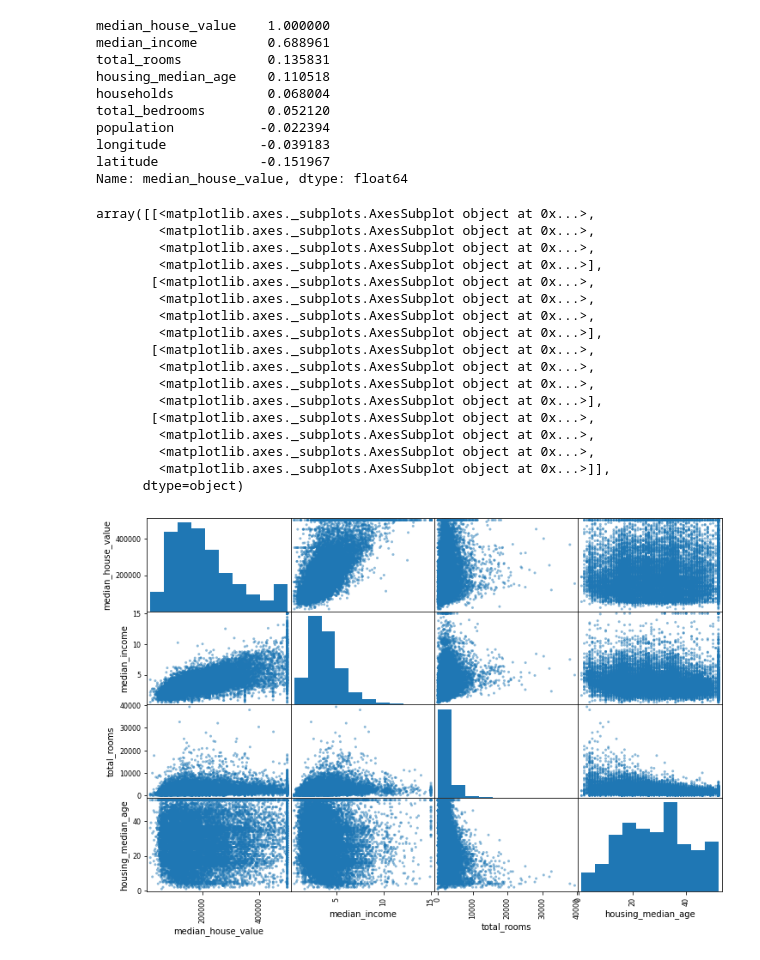
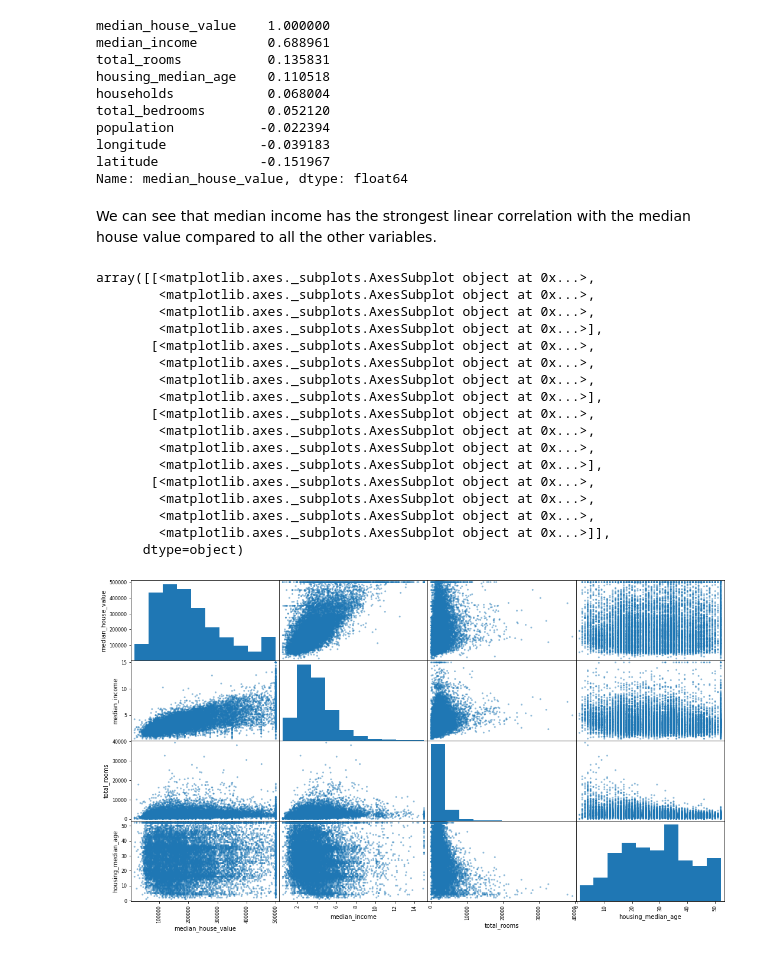
Before and after one commit to terrencekwon/data-science-portfolio, a Jupyter notebook: Housing.ipynb, the cells around one changed output. Drawn from its saved outputs; the diff is of its cells as text; code cells hidden in the pictures.

```diff
--- a/Housing.ipynb
+++ b/Housing.ipynb
@@ -137,26 +138,28 @@ population           -0.022394
 longitude            -0.039183
 latitude             -0.151967
 Name: median_house_value, dtype: float64
+# %% [markdown]
+We can see that median income has the strongest linear correlation with the median house value compared to all the other variables.
 # %%
 from pandas.plotting import scatter_matrix
 attributes = ["median_house_value", "median_income", "total_rooms", "housing_median_age"]
-scatter_matrix(train_set[attributes], figsize=(12, 8))
+scatter_matrix(train_set[attributes], figsize=(18, 10))
 # %% [output]
 array([[<matplotlib.axes._subplots.AxesSubplot object at 0x...>,
         <matplotlib.axes._subplots.AxesSubplot object at 0x...>,
         <matplotlib.axes._subplots.AxesSubplot object at 0x...>,
         <matplotlib.axes._subplots.AxesSubplot object at 0x...>],
        [<matplotlib.axes._subplots.AxesSubplot object at 0x...>,
         <matplotlib.axes._subplots.AxesSubplot object at 0x...>,
         <matplotlib.axes._subplots.AxesSubplot object at 0x...>,
         <matplotlib.axes._subplots.AxesSubplot object at 0x...>],
        [<matplotlib.axes._subplots.AxesSubplot object at 0x...>,
         <matplotlib.axes._subplots.AxesSubplot object at 0x...>,
         <matplotlib.axes._subplots.AxesSubplot object at 0x...>,
         <matplotlib.axes._subplots.AxesSubplot object at 0x...>],
        [<matplotlib.axes._subplots.AxesSubplot object at 0x...>,
         <matplotlib.axes._subplots.AxesSubplot object at 0x...>,
         <matplotlib.axes._subplots.AxesSubplot object at 0x...>,
         <matplotlib.axes._subplots.AxesSubplot object at 0x...>]],
       dtype=object)
-[figure, old version]
+[figure, new version]
```
Also changed, not shown: parts of 3 cells of this notebook.
